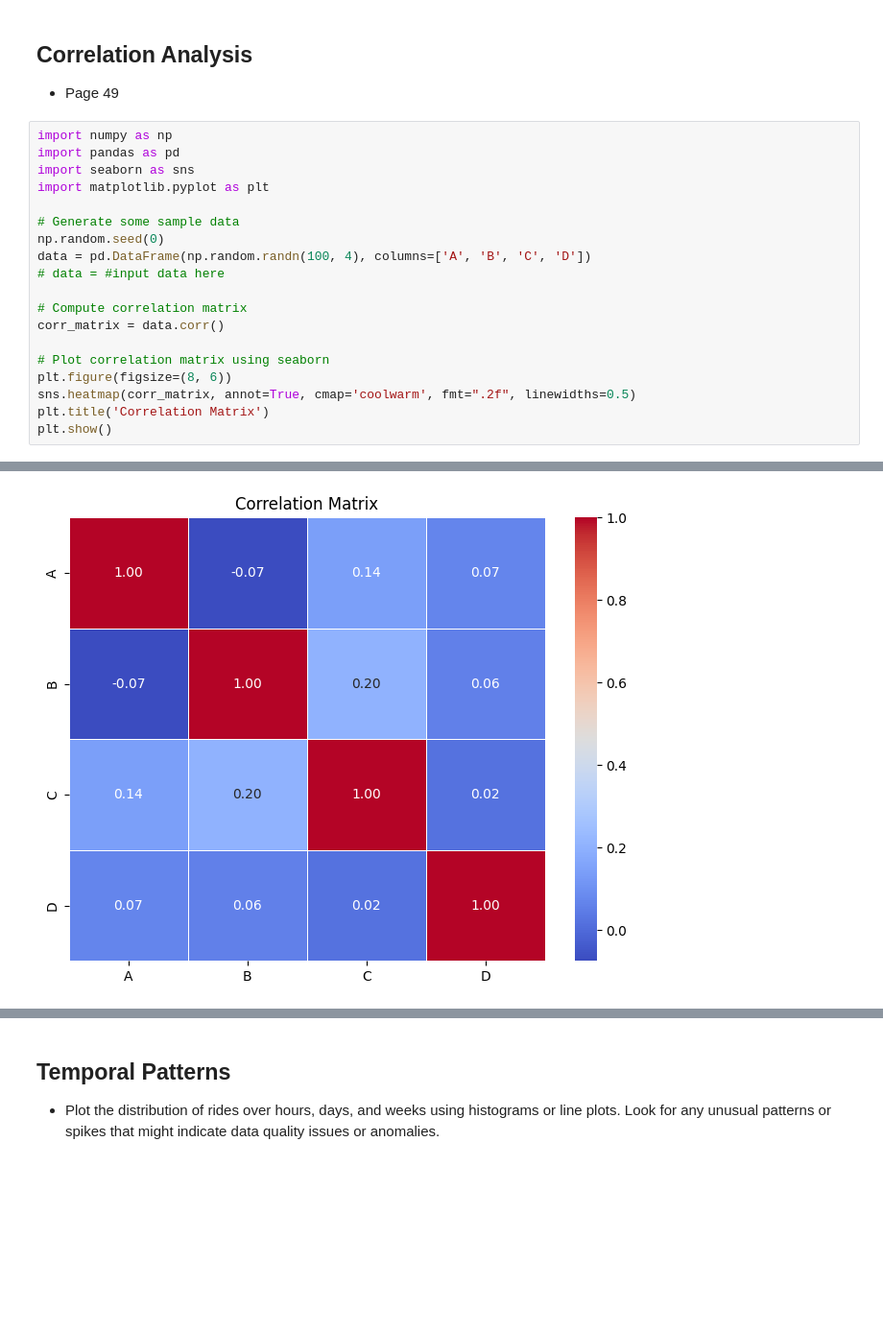
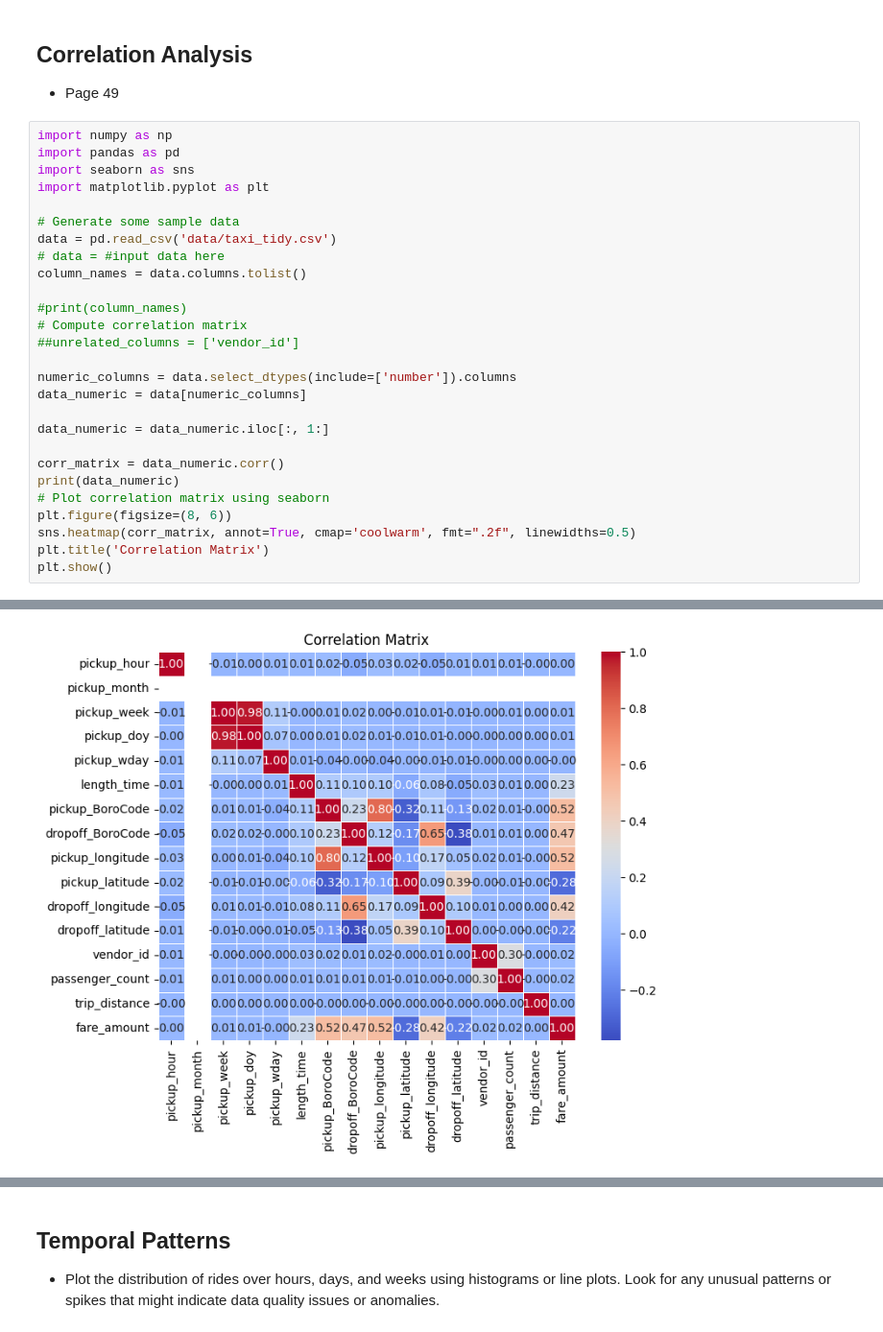
Before and after one commit to Darkosxl/ds_taxi_homework, a Jupyter notebook: main.ipynb, the cells around one changed output, grey strips where cells are left out. Shown: that part at 96% size. Saved outputs shown, nothing was run; the diff lists cells and outputs as text; blank space fills up the shorter version.

Commit message:
addition of taxi cab data, description

```diff
--- a/main.ipynb
+++ b/main.ipynb
@@ -31,13 +31,21 @@ import seaborn as sns
 import matplotlib.pyplot as plt
 
 # Generate some sample data
-np.random.seed(0)
-data = pd.DataFrame(np.random.randn(100, 4), columns=['A', 'B', 'C', 'D'])
+data = pd.read_csv('data/taxi_tidy.csv')
 # data = #input data here
+column_names = data.columns.tolist()
 
+#print(column_names)
 # Compute correlation matrix
-corr_matrix = data.corr()
+##unrelated_columns = ['vendor_id']
 
+numeric_columns = data.select_dtypes(include=['number']).columns
+data_numeric = data[numeric_columns]
+
+data_numeric = data_numeric.iloc[:, 1:]
+
+corr_matrix = data_numeric.corr()
+print(data_numeric)
 # Plot correlation matrix using seaborn
 plt.figure(figsize=(8, 6))
 sns.heatmap(corr_matrix, annot=True, cmap='coolwarm', fmt=".2f", linewidths=0.5)
@@ -47 +72 @@ plt.show()
-[figure, old version]
+[figure, new version]
```
Also changed, not shown: parts of 2 cells of this notebook.
